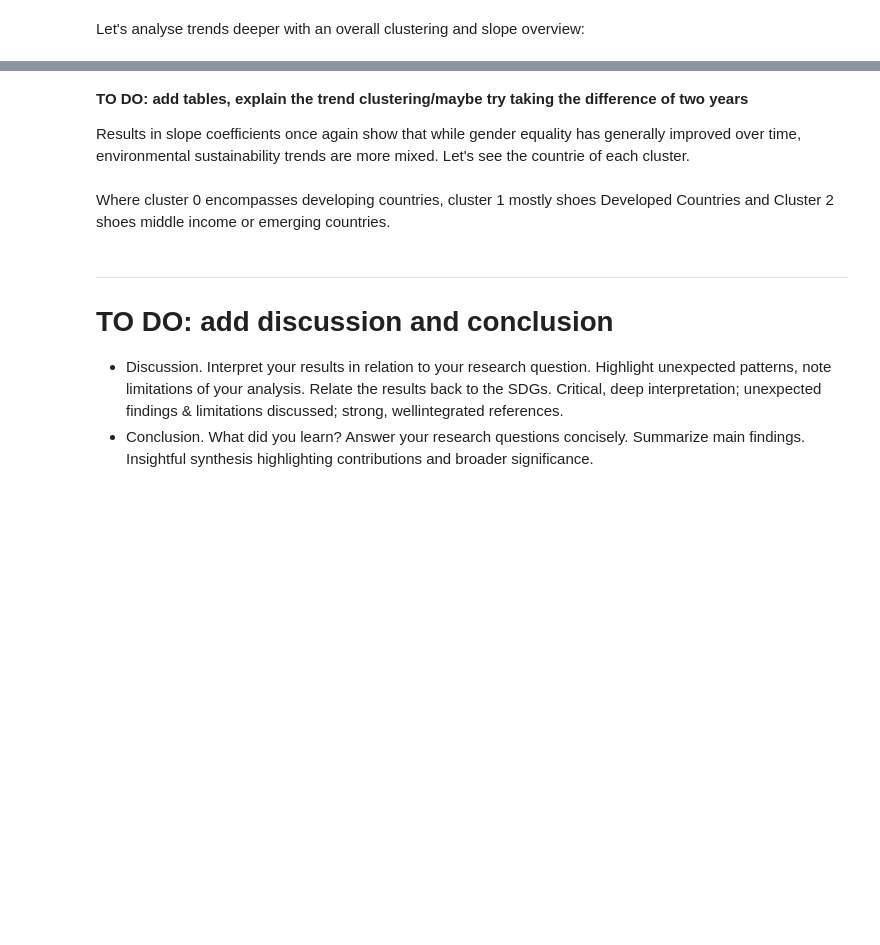
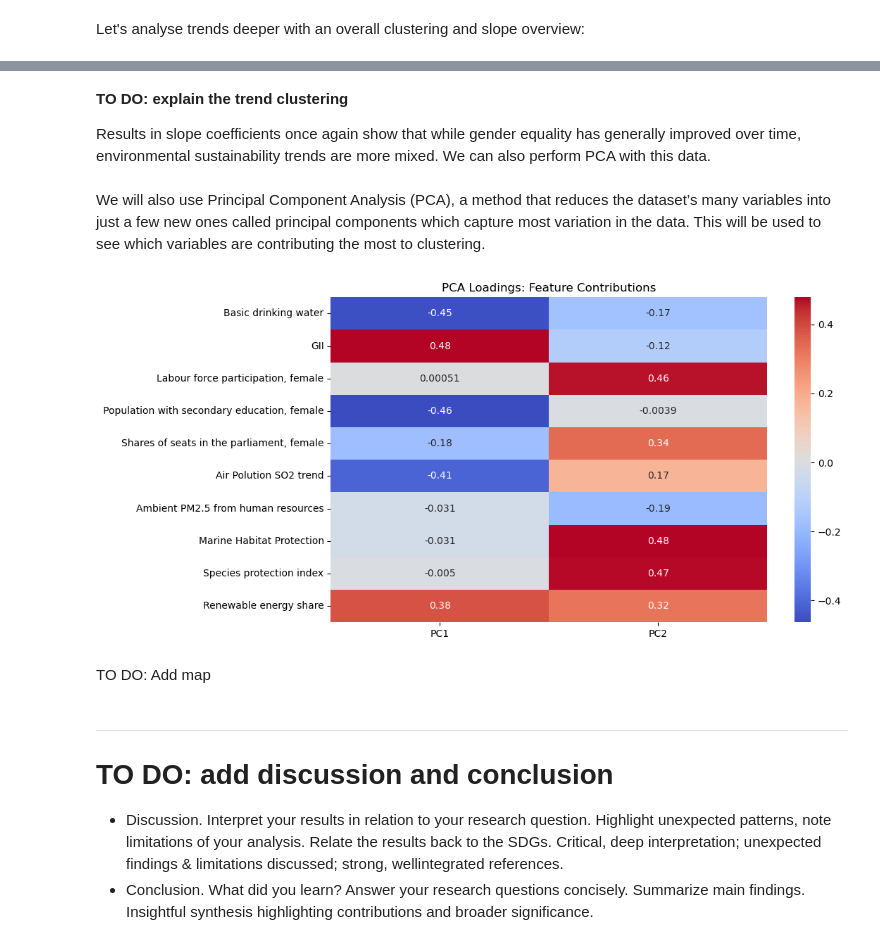
Before and after one commit to lukavicius/Gender-Equality-and-Sustainability, a Jupyter notebook: Project.ipynb, the cells around one changed output, grey strips where cells are left out. Drawn from its saved outputs; the diff is of its cells as text; code cells hidden in the pictures; blank space fills up the shorter version.

```diff
--- a/Project.ipynb
+++ b/Project.ipynb
@@ -1129,3 +1062,0 @@ df_trends = pd.DataFrame(trend_features)
-# %%
-scaler = StandardScaler()
-X_trends = scaler.fit_transform(df_trends.drop(columns='country'))
@@ -1157,9 +1094,42 @@ Cluster
 # %% [markdown]
-**TO DO: add tables, explain the trend clustering/maybe try taking the difference of two years**
+**TO DO:  explain the trend clustering**
 
-Results in slope coefficients once again show that while gender equality has generally improved over time, environmental sustainability trends are more mixed. Let's see the countrie of each cluster.
+Results in slope coefficients once again show that while gender equality has generally improved over time, environmental sustainability trends are more mixed. We can also perform PCA with this data.
 # %% [markdown]
-Where cluster 0 encompasses developing countries, cluster 1 mostly shoes Developed Countries and Cluster 2 shoes middle income or emerging countries.
+We will also use Principal Component Analysis (PCA), a method that reduces the dataset’s many variables into just a few new ones called principal components which capture most  variation in the data. This will be used to see which variables are contributing the most to clustering.
+# %%
+def perform_pca(df, labels, n_clusters, title='PCA'): #scaling
+    scaler = StandardScaler()
+    X_scaled = scaler.fit_transform(df)
+    # pca for visualisation
+    pca = PCA(n_components=2)
+    X_pca = pca.fit_transform(X_scaled)
+
+    # PCA loadings
+    loadings = pd.DataFrame(pca.components_.T, columns=['PC1', 'PC2'], index=df.columns)
+    loadings['PC1_abs'] = loadings['PC1'].abs()
+    loadings['PC2_abs'] = loadings['PC2'].abs()
+
+    fig = px.scatter(
+        x=X_pca[:,0],
+        y=X_pca[:,1],
+        color=labels.astype(str),
+        hover_name=df.index,
+        title=title,
+        labels={'x': 'PCA 1', 'y': 'PCA 2'}
+        )
+    fig.show()
+
+    plt.figure(figsize=(10,6))
+    sns.heatmap(loadings[['PC1','PC2']], annot=True, cmap='coolwarm')
+    plt.title('PCA Loadings: Feature Contributions')
+    plt.show()
+
+perform_pca(country_avg[numeric_cols], trends_labels, 3, title='PCA: Trends Clusters')
+# %% [output]
+[figure, added]
+# %% [markdown]
+TO DO: Add map
 # %% [markdown]
 ------
 # TO DO: add discussion and conclusion
```
Also changed, not shown: parts of 21 cells of this notebook.
